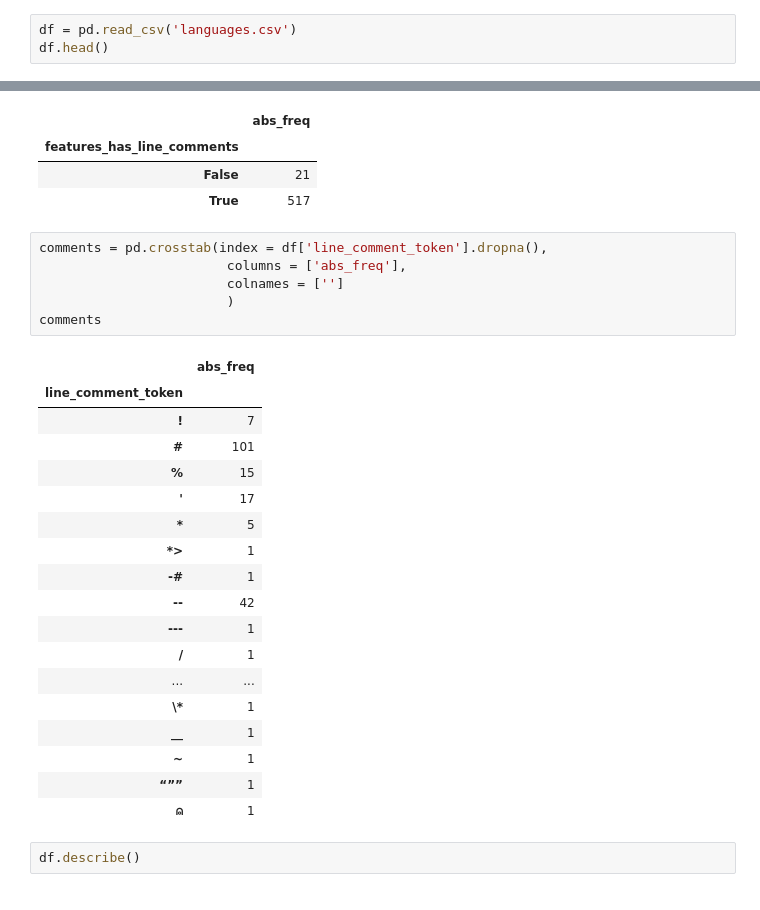
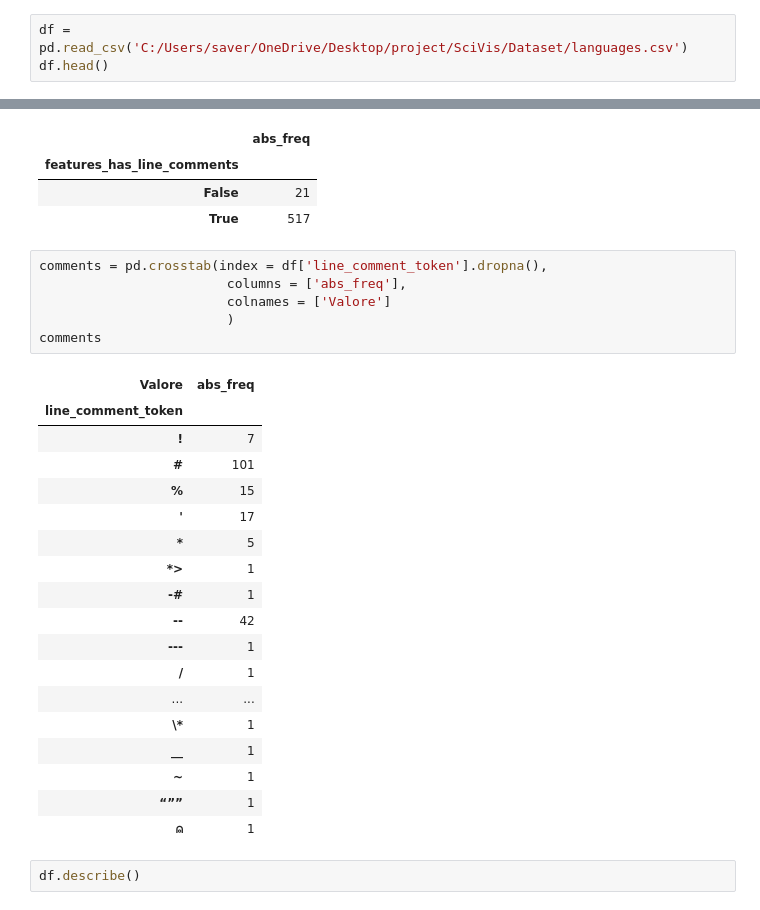
Before and after one commit to Monf11/SciVis, a Jupyter notebook: Codici/data.ipynb, the cells around one changed output, grey strips where cells are left out. Drawn from its saved outputs; the diff is of its cells as text.

```diff
--- a/Codici/data.ipynb
+++ b/Codici/data.ipynb
@@ -3,7 +3,7 @@ import pandas as pd
 import numpy as np
 import matplotlib.pyplot as plt
 # %%
-df = pd.read_csv('languages.csv')
+df = pd.read_csv('C:/Users/saver/OneDrive/Desktop/project/SciVis/Dataset/languages.csv')
 df.head()
 # %% [output]
 |  | pldb_id | title | description | type | appeared | creators | website | domain_name | ... |
@@ -103,11 +106,11 @@ comments
 # %%
 comments = pd.crosstab(index = df['line_comment_token'].dropna(),
                         columns = ['abs_freq'],
-                        colnames = ['']
+                        colnames = ['Valore']
                         )
 comments
 # %% [output]
-|  | abs_freq |
+| Valore | abs_freq |
 | line_comment_token |  |
 | ! | 7 |
 | # | 101 |
```
Also changed, not shown: parts of 12 cells of this notebook, 3 other files.
